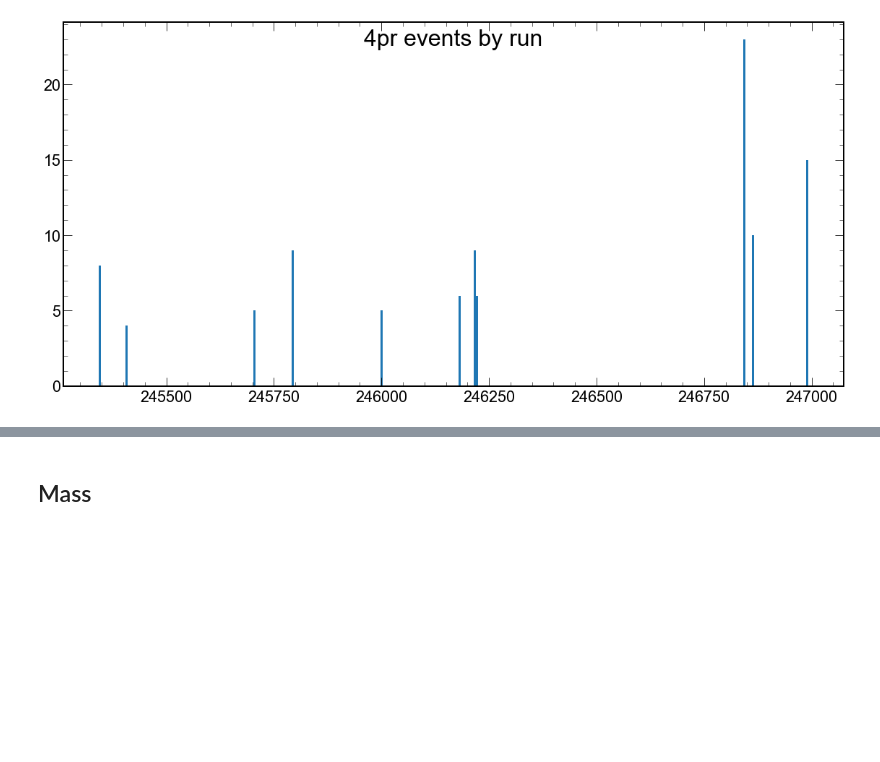
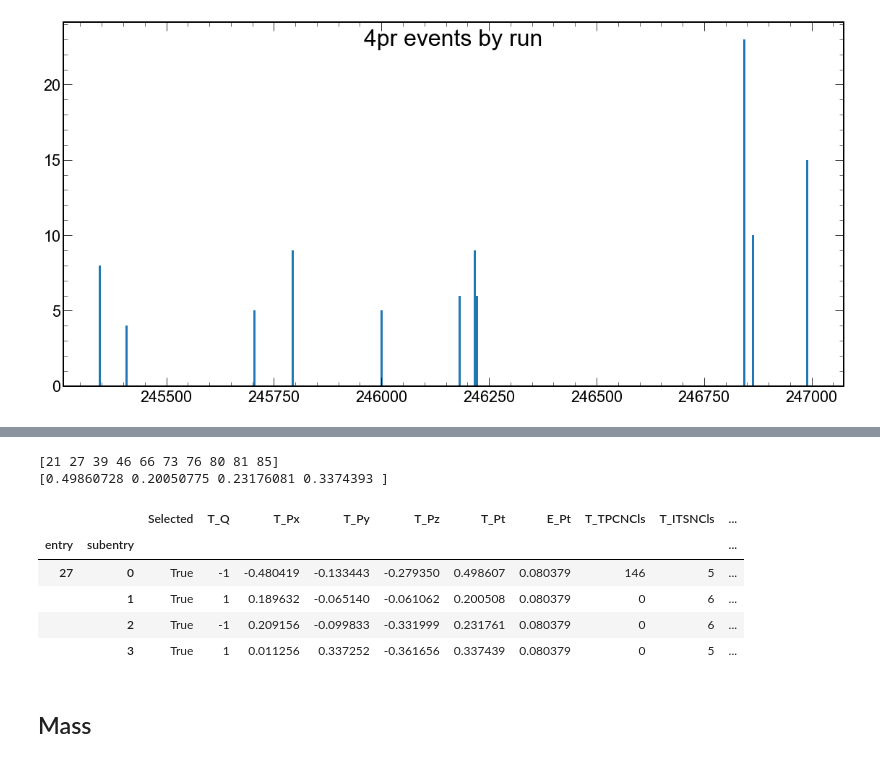
Before and after one commit to bdrum/cern-physics, a Jupyter notebook: notebooks/RhoPrime.ipynb, the cells around one changed output, grey strips where cells are left out. Drawn from its saved outputs; the diff is of its cells as text; code cells hidden in the pictures; blank space fills up the shorter version.

```diff
--- a/notebooks/RhoPrime.ipynb
+++ b/notebooks/RhoPrime.ipynb
@@ -107,3 +170,27 @@ GetPt(selectedTracksMask, GoodEvents)
+# %%
+from modules import tree,events
+from modules.data.info.DataInfo import ShowTracksInEvent
+from modules.data.selection.tracks import selectedTracksMask, selectedTracksWithTpcMask
+from modules.data.selection.events import GetGoodEventsNumbers
+from modules.physics.kinematics.momentum import GetPtTracks, GetPTracks, plt, hep, np, GetPtEvents
+
+GoodEventsITS = GetGoodEventsNumbers()
+
+# px = tree.T_Px[selectedTracksMask*(~selectedTracksWithTpcMask)][GoodEventsITS]
+# py = tree.T_Px[selectedTracksMask*(~selectedTracksWithTpcMask)][GoodEventsITS]
+print(GoodEventsITS[:10])
+
+print(GetPtTracks(selectedTracksMask,GoodEventsITS)[1])
+ShowTracksInEvent(27)
+# %% [output]
+[21 27 39 46 66 73 76 80 81 85]
+[0.49860728 0.20050775 0.23176081 0.3374393 ]
+|  |  | Selected | T_Q | T_Px | T_Py | T_Pz | T_Pt | E_Pt | T_TPCNCls | T_ITSNCls | ... |
+| entry | subentry |  |  |  |  |  |  |  |  |  | ... |
+| 27 | 0 | True | -1 | -0.480419 | -0.133443 | -0.279350 | 0.498607 | 0.080379 | 146 | 5 | ... |
+|  | 1 | True | 1 | 0.189632 | -0.065140 | -0.061062 | 0.200508 | 0.080379 | 0 | 6 | ... |
+|  | 2 | True | -1 | 0.209156 | -0.099833 | -0.331999 | 0.231761 | 0.080379 | 0 | 6 | ... |
+|  | 3 | True | 1 | 0.011256 | 0.337252 | -0.361656 | 0.337439 | 0.080379 | 0 | 5 | ... |
 # %% [markdown]
 ## Mass
 # %%
```
Also changed, not shown: parts of 4 cells of this notebook, 7 other files.
